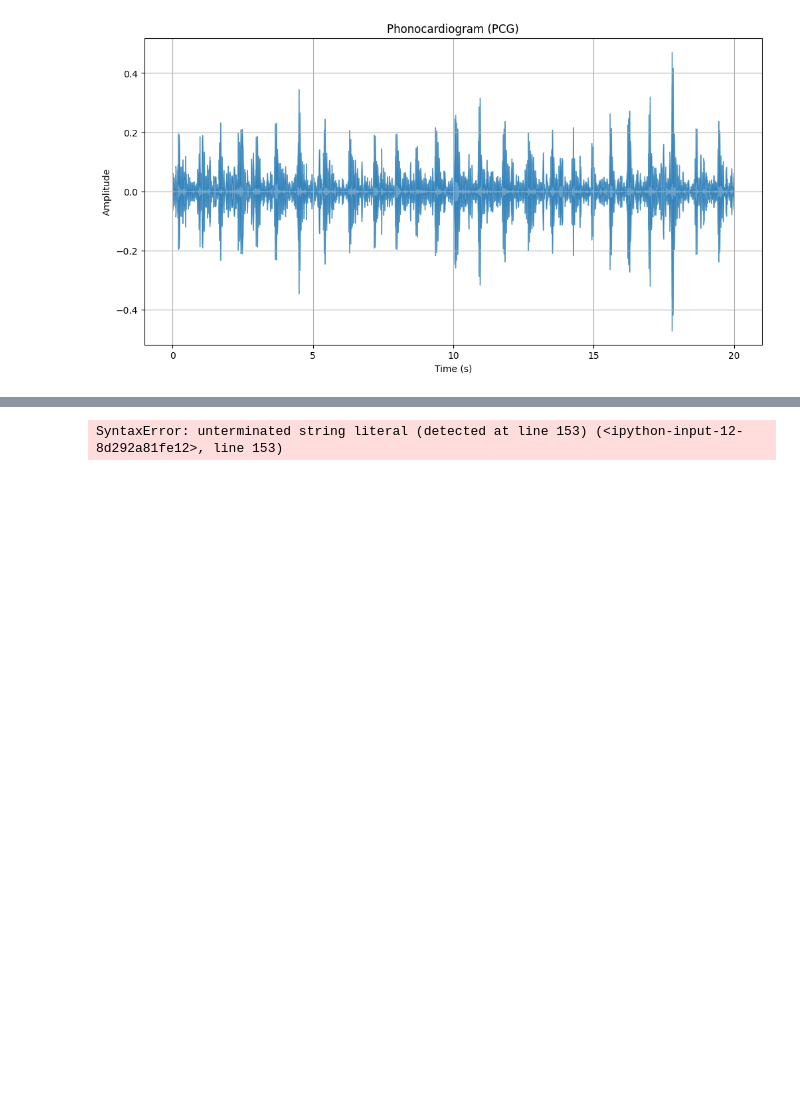
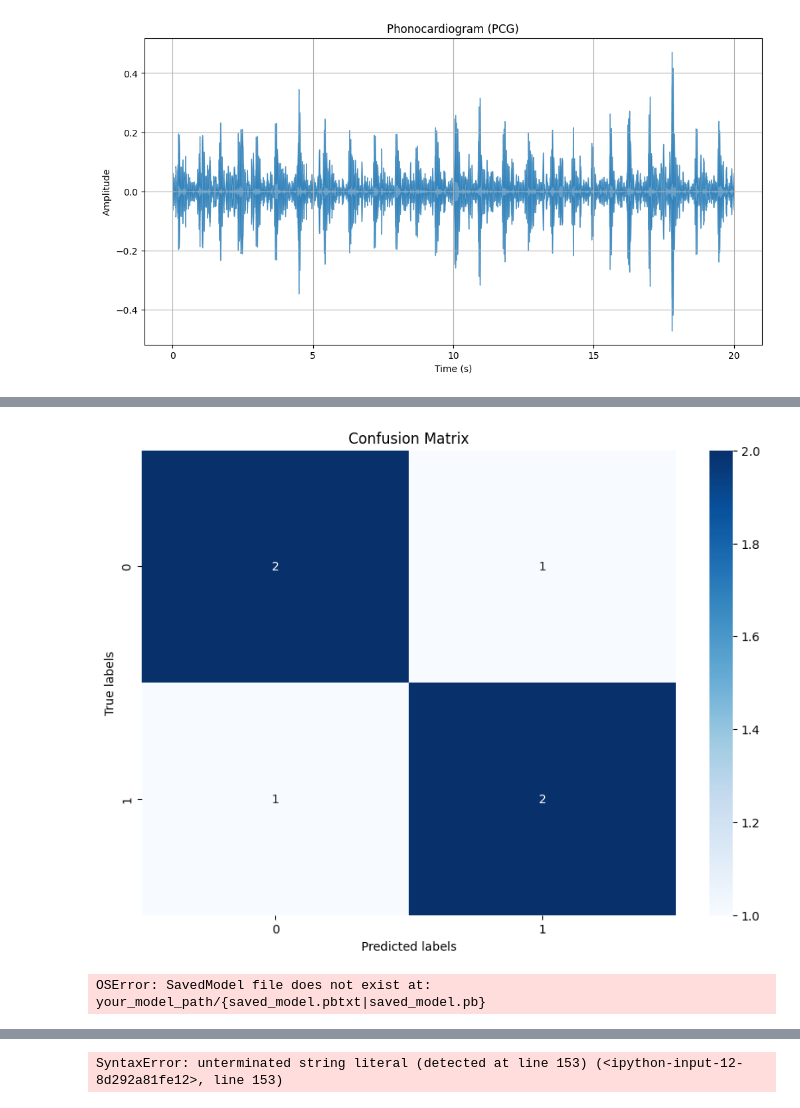
Before and after one commit to shatisvigian/Big-Data-learning-Train-Scheduling, a Jupyter notebook: xLSTM_modified_for_heart_sound_Prediction.ipynb, the cells around one changed output, grey strips where cells are left out. Drawn from its saved outputs; the diff is of its cells as text; code cells hidden in the pictures; blank space fills up the shorter version.

```diff
--- a/xLSTM_modified_for_heart_sound_Prediction.ipynb
+++ b/xLSTM_modified_for_heart_sound_Prediction.ipynb
@@ -262,3 +144,53 @@ Exception: Unknown model type: CNN
+# %%
+import numpy as np
+import matplotlib.pyplot as plt
+import seaborn as sns
+from sklearn.metrics import confusion_matrix
+
+# Sample data for demonstration (replace with your actual data)
+y_test = np.array([0, 1, 0, 1, 1, 0])  # Example true labels
+y_pred = np.array([1, 1, 0, 1, 0, 0])  # Example predicted labels
+
+# Compute confusion matrix
+cm = confusion_matrix(y_test, y_pred)
+
+# Plot confusion matrix
+plt.figure(figsize=(10, 7))
+sns.heatmap(cm, annot=True, fmt='d', cmap='Blues', xticklabels=np.unique(y_test), yticklabels=np.unique(y_test))
+plt.xlabel('Predicted labels')
+plt.ylabel('True labels')
+plt.title('Confusion Matrix')
+plt.show()
+# %% [output]
+[figure, added]
+# %%
+import tensorflow as tf
+
+# Load your trained TensorFlow/Keras model
+# Replace 'your_model_path' with the actual path to your saved model
+# If it's a TensorFlow SavedModel, use the following:
+model = tf.keras.layers.TFSMLayer('your_model_path', call_endpoint='serving_default')
+
+# If it's a .keras or .h5 file, use the original code:
+# model = tf.keras.models.load_model('your_model_path')
+
+# Prepare your data as needed (replace with your actual data)
+# Example:
+# X_test = ...
+# y_test = ...
+
+# For TensorFlow SavedModel, you might need to adjust how you make predictions
+# Example:
+# y_pred_prob = model(X_test)['predictions']
+
+# If you loaded a .keras or .h5 file, use the original prediction code:
+# y_pred_prob = model.predict(X_test)
+
+y_pred = (y_pred_prob > 0.5).astype(int)  # For binary classification
+
+# ... rest of the code ...
+# %% [output]
+OSError: SavedModel file does not exist at: your_model_path/{saved_model.pbtxt|saved_model.pb}
 # %%
 from google.colab import files
 import zipfile
```
Also changed, not shown: parts of 3 cells of this notebook.
